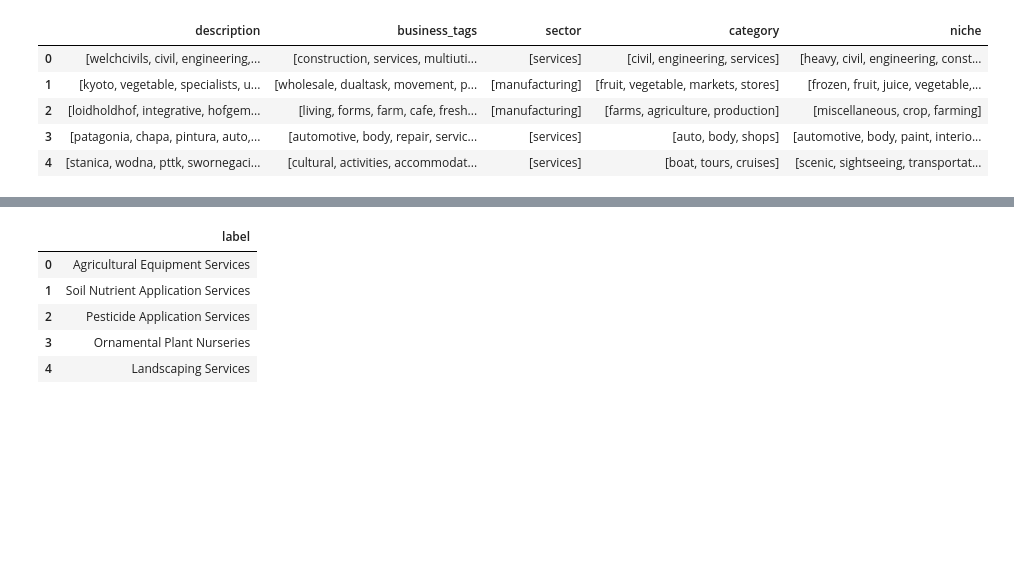
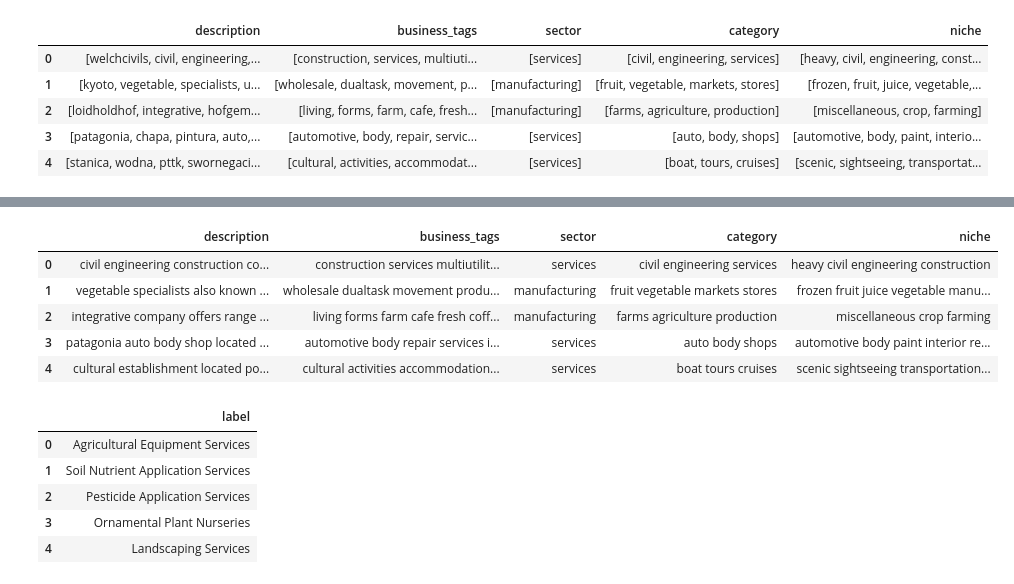
Before and after one commit to anabeteringhe/Company_Classifier, a Jupyter notebook: Code/preping_data.ipynb, the cells around one changed output, grey strips where cells are left out. Cells and saved outputs as stored; diff of their text form; code cells hidden in the pictures; blank space fills up the shorter version.

```diff
--- a/Code/preping_data.ipynb
+++ b/Code/preping_data.ipynb
@@ -228,2 +171,20 @@ clean.head()
+# %%
+def back_to_text(text):
+    return ' '.join(text) if isinstance(text, list) else text
+
+clean['description'] = clean['description'].apply(back_to_text)
+clean['business_tags'] = clean['business_tags'].apply(back_to_text)
+clean['sector'] = clean['sector'].apply(back_to_text)
+clean['category'] = clean['category'].apply(back_to_text)
+clean['niche'] = clean['niche'].apply(back_to_text)
+
+clean.head()
+# %% [output]
+|  | description | business_tags | sector | category | niche |
+| 0 | civil engineering construction co... | construction services multiutilit... | services | civil engineering services | heavy civil engineering construction |
+| 1 | vegetable specialists also known ... | wholesale dualtask movement produ... | manufacturing | fruit vegetable markets stores | frozen fruit juice vegetable manu... |
+| 2 | integrative company offers range ... | living forms farm cafe fresh coff... | manufacturing | farms agriculture production | miscellaneous crop farming |
+| 3 | patagonia auto body shop located ... | automotive body repair services i... | services | auto body shops | automotive body paint interior re... |
+| 4 | cultural establishment located po... | cultural activities accommodation... | services | boat tours cruises | scenic sightseeing transportation... |
 # %%
 clean.to_csv("../CSV/preped_data.csv", index=False)
```
Also changed, not shown: parts of 14 cells of this notebook, 9 other files.
